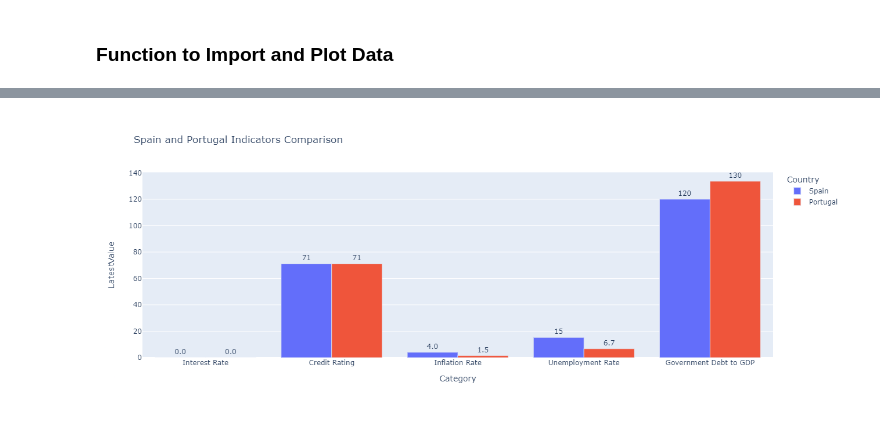
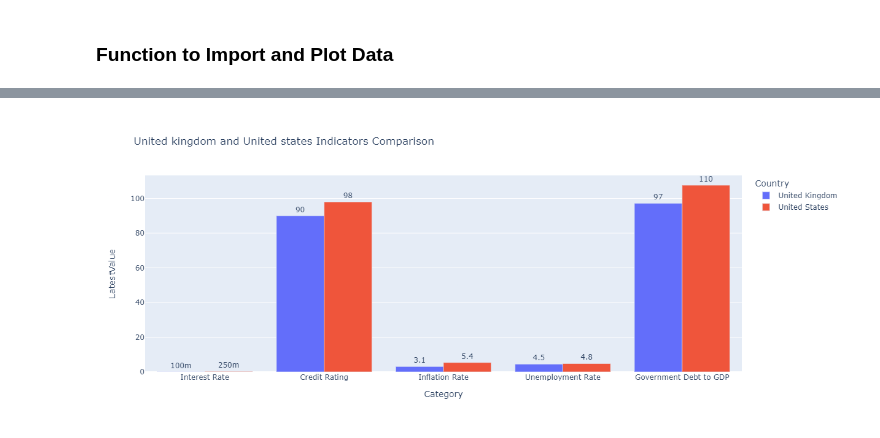
Before and after one commit to tradingeconomics/notebooks, a Jupyter notebook: Indicators/TE_Country_Indicator_Comparison_between_two_countries.ipynb, the cells around one changed output, grey strips where cells are left out. Cells and saved outputs as stored; diff of their text form; code cells hidden in the pictures.

Commit message:
created united states and united kingdom interest analysis

```diff
--- a/Indicators/TE_Country_Indicator_Comparison_between_two_countries.ipynb
+++ b/Indicators/TE_Country_Indicator_Comparison_between_two_countries.ipynb
@@ -44,8 +44,8 @@ def getIndicatorsComparisonTwoCountries(country1, country2, indicators_highest,
     fig.update_layout(uniformtext_minsize=8, uniformtext_mode='hide')
     fig.show()
 # %%
-country1 = 'spain'
-country2 = 'portugal'
+country1 = 'united kingdom'
+country2 = 'united states'
 indicators_highest = ['Interest Rate','Credit Rating']
 indicators_lowest = ['Inflation Rate','Unemployment Rate','Government Debt to GDP']
 getIndicatorsComparisonTwoCountries(country1, country2,indicators_highest,indicators_lowest)
@@ -54 +53 @@ getIndicatorsComparisonTwoCountries(country1, country2,indicators_highest,indica
-[figure, old version]
+[figure, new version]
```
Also changed, not shown: parts of 1 cell of this notebook, 2 other files.
